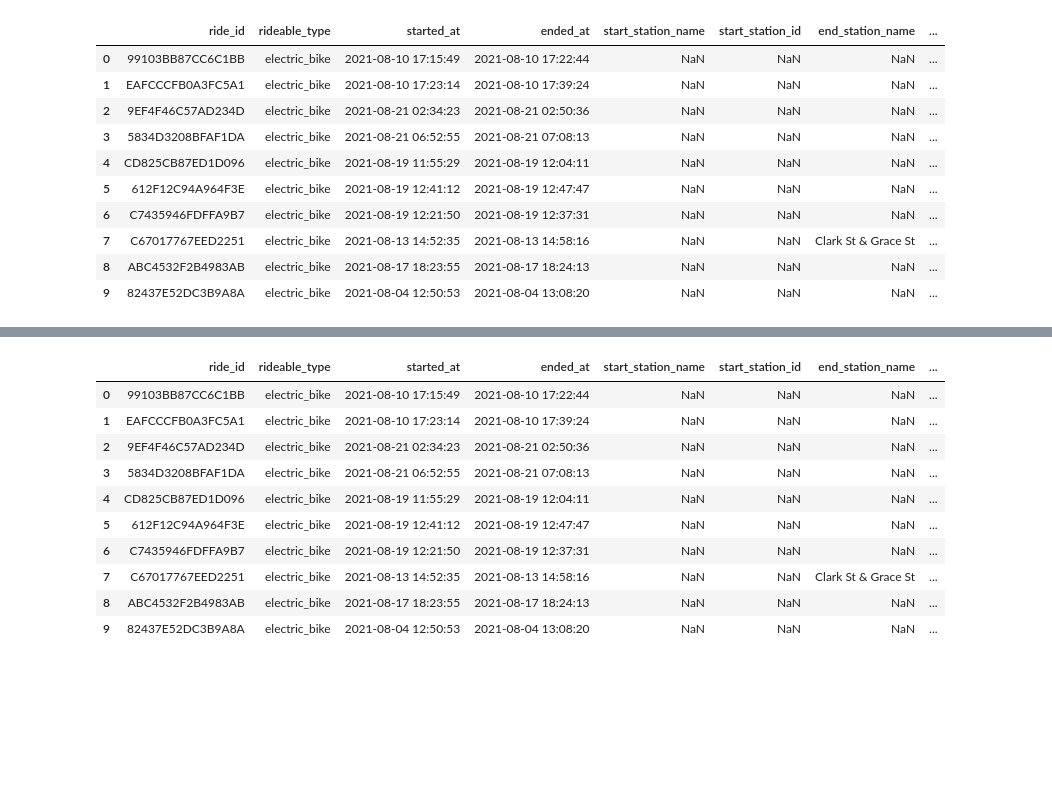
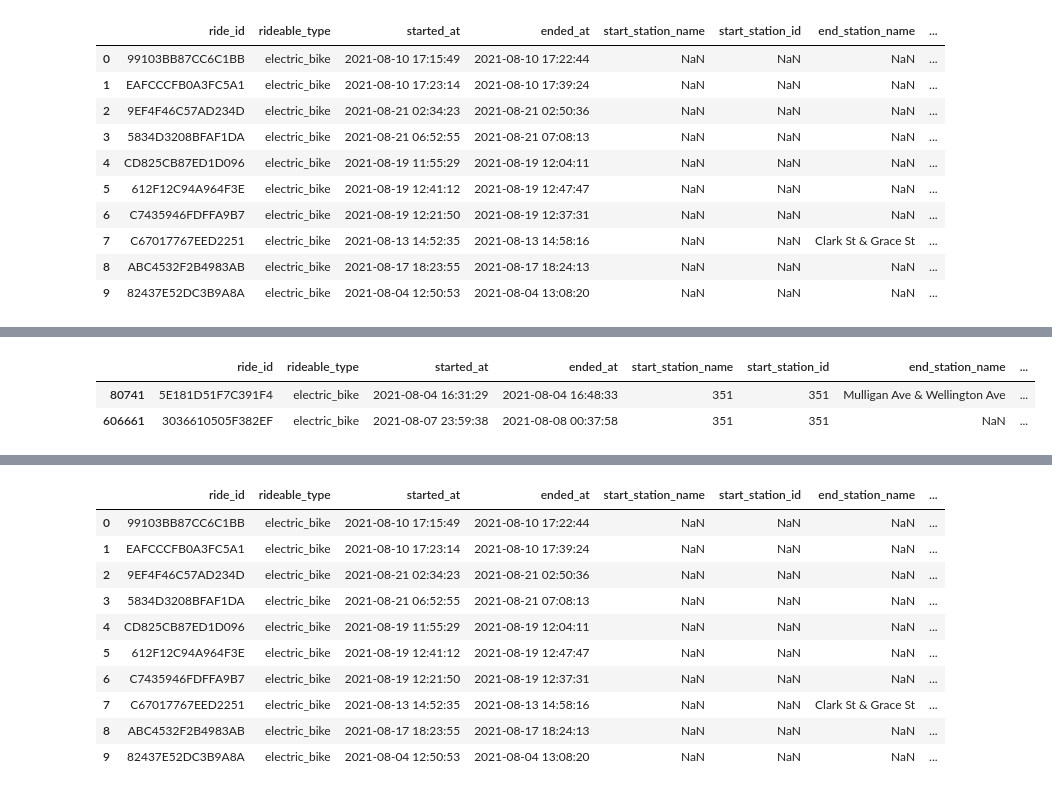
Before and after one commit to AlvaroValdelamar/Google-Data-Capstone-Project, a Jupyter notebook: src/main_script.ipynb, the cells around one changed output, grey strips where cells are left out. Cells and saved outputs as stored; diff of their text form; code cells hidden in the pictures; blank space fills up the shorter version.

```diff
--- a/src/main_script.ipynb
+++ b/src/main_script.ipynb
@@ -181,9 +181,3 @@ trips_2021_2022.head(10)
 | 7 | C67017767EED2251 | electric_bike | 2021-08-13 14:52:35 | 2021-08-13 14:58:16 | NaN | NaN | Clark St & Grace St | ... |
 | 8 | ABC4532F2B4983AB | electric_bike | 2021-08-17 18:23:55 | 2021-08-17 18:24:13 | NaN | NaN | NaN | ... |
 | 9 | 82437E52DC3B9A8A | electric_bike | 2021-08-04 12:50:53 | 2021-08-04 13:08:20 | NaN | NaN | NaN | ... |
-# %%
-#We know there's a lot of missing data regarding station names and geographical points.
-#Since we will not use geographical data to map each trip
-#  we will drop the start_lat, start_lng, end_lat, end_lng columns.
-
-trips_2021_2022.drop(columns=['start_lat', 'start_lng', 'end_lat', 'end_lng'], inplace=True)
@@ -208,0 +195,2 @@ memory usage: 458.2+ MB
+# %%
+trips_2021_2022.drop_duplicates(subset=['ride_id'], inplace=True)
@@ -208,0 +205,8 @@ memory usage: 458.2+ MB
+# %%
+trips_2021_2022 = trips_2021_2022[trips_2021_2022['start_lat'].notna()]
+trips_2021_2022 = trips_2021_2022[trips_2021_2022['start_lng'].notna()]
+trips_2021_2022 = trips_2021_2022[trips_2021_2022['end_lat'].notna()]
+trips_2021_2022 = trips_2021_2022[trips_2021_2022['end_lng'].notna()]
+
+#If we we didn't want to plot the stations by trips we would drop all the following columns:
+#trips_2021_2022.drop(columns=['start_lat', 'start_lng', 'end_lat', 'end_lng'], inplace=True)
@@ -209,8 +238,9 @@ memory usage: 458.2+ MB
 # %%
 #Since we're instered to know the behaviour of the users,
-# we will drop the rows with empty data in the 'started_at' and 'ended_at' columns
+# we will drop the rows with empty data in the 'started_at', 'ended_at', and 'ride_id' columns
 trips_2021_2022 = trips_2021_2022[trips_2021_2022['started_at'].notna()]
 trips_2021_2022 = trips_2021_2022[trips_2021_2022['ended_at'].notna()]
+trips_2021_2022 = trips_2021_2022[trips_2021_2022['ride_id'].notna()]
 # %%
 trips_2021_2022.info(verbose=True, show_counts=True)
 # %% [output]
@@ -256,0 +340,6 @@ memory usage: 458.2+ MB
+# %%
+trips_2021_2022[trips_2021_2022['start_station_name']=='351']
+# %% [output]
+|  | ride_id | rideable_type | started_at | ended_at | start_station_name | start_station_id | end_station_name | ... |
+| 80741 | 5E181D51F7C391F4 | electric_bike | 2021-08-04 16:31:29 | 2021-08-04 16:48:33 | 351 | 351 | Mulligan Ave & Wellington Ave | ... |
+| 606661 | 3036610505F382EF | electric_bike | 2021-08-07 23:59:38 | 2021-08-08 00:37:58 | 351 | 351 | NaN | ... |
```
Also changed, not shown: parts of 29 cells of this notebook.
